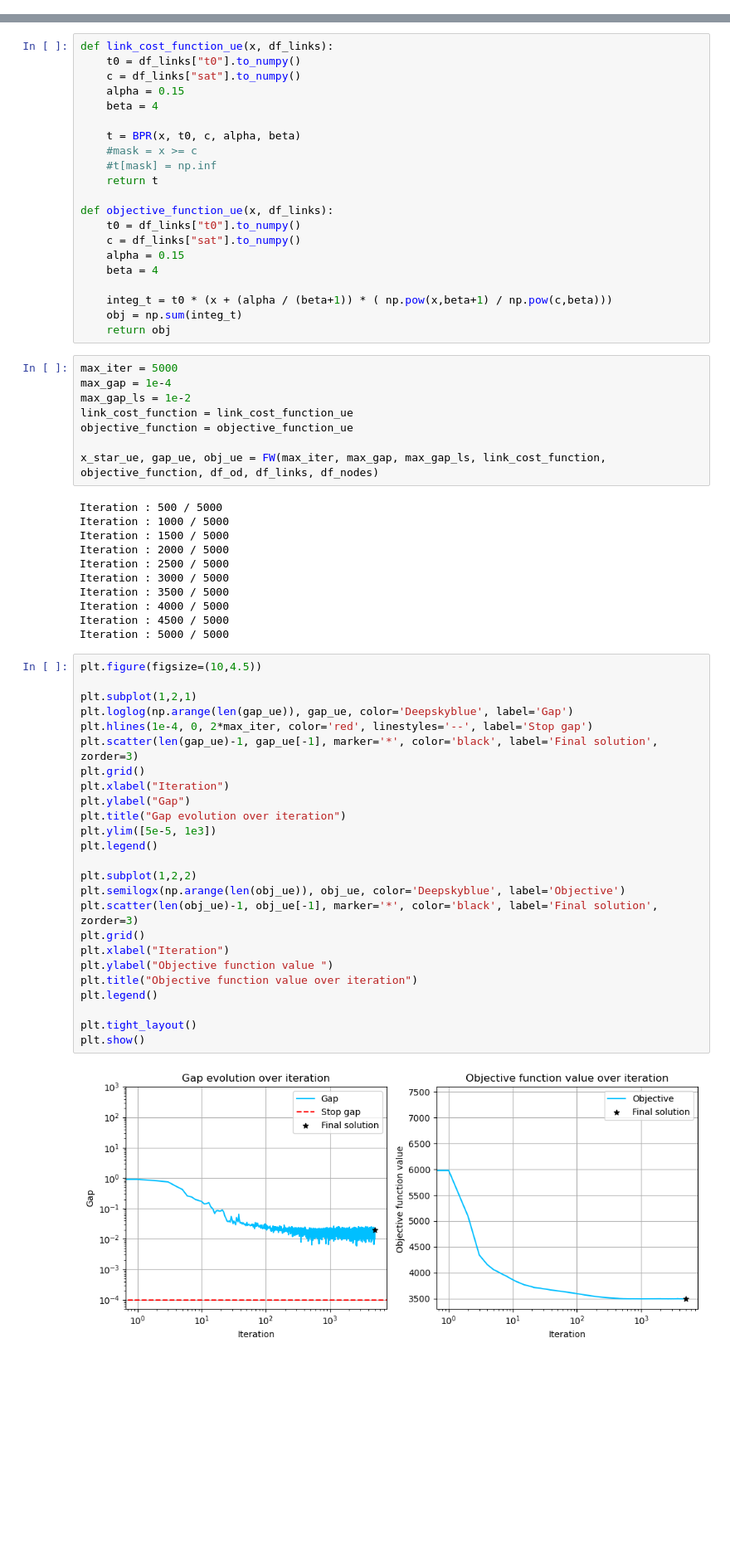
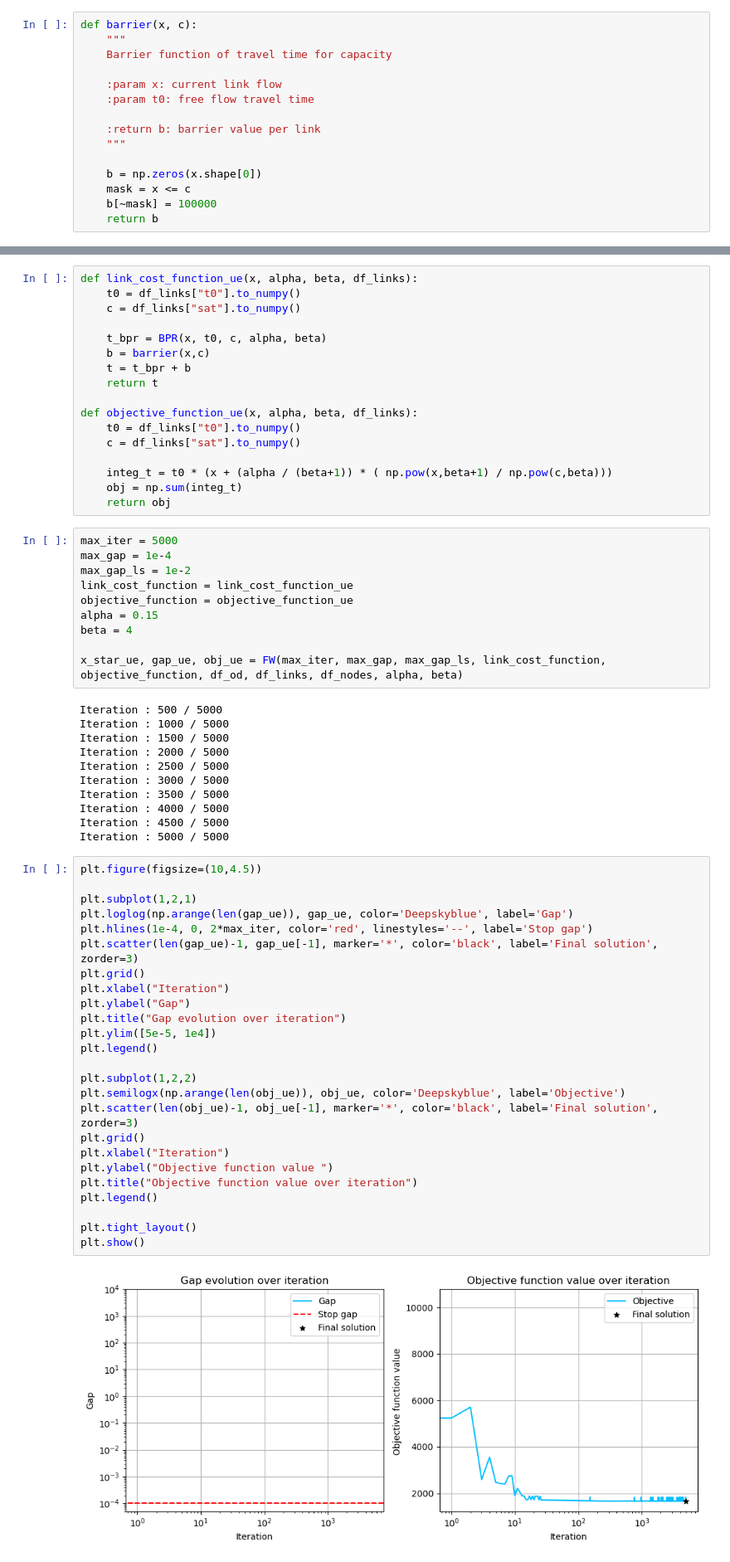
Before and after one commit to AndreaMontoneri/PROJET_NETWORK, a Jupyter notebook: début.ipynb, the cells around one changed output, grey strips where cells are left out. Shown at 83% size. Drawn from its saved outputs; the diff is of its cells as text; blank space fills up the shorter version.

```diff
--- a/début.ipynb
+++ b/début.ipynb
@@ -86,25 +97,36 @@ def BPR(x, t0, c, alpha, beta):
     demand_factor = 1 + alpha * np.pow(ratio, beta)
     t = t0 * demand_factor
     return t
+# %%
+def barrier(x, c):
+    """
+    Barrier function of travel time for capacity
+
+    :param x: current link flow
+    :param t0: free flow travel time
+
+    :return b: barrier value per link
+    """
+
+    b = np.zeros(x.shape[0])
+    mask = x <= c
+    b[~mask] = 100000
+    return b
 # %% [markdown]
 ### User equilibrium
 # %%
-def link_cost_function_ue(x, df_links):
+def link_cost_function_ue(x, alpha, beta, df_links):
     t0 = df_links["t0"].to_numpy()
     c = df_links["sat"].to_numpy()
-    alpha = 0.15
-    beta = 4
 
-    t = BPR(x, t0, c, alpha, beta)
-    #mask = x >= c
-    #t[mask] = np.inf
+    t_bpr = BPR(x, t0, c, alpha, beta)
+    b = barrier(x,c)
+    t = t_bpr + b
     return t
 
-def objective_function_ue(x, df_links):
+def objective_function_ue(x, alpha, beta, df_links):
     t0 = df_links["t0"].to_numpy()
     c = df_links["sat"].to_numpy()
-    alpha = 0.15
-    beta = 4
 
     integ_t = t0 * (x + (alpha / (beta+1)) * ( np.pow(x,beta+1) / np.pow(c,beta)))
     obj = np.sum(integ_t)
@@ -115,8 +137,10 @@ max_gap = 1e-4
 max_gap_ls = 1e-2
 link_cost_function = link_cost_function_ue
 objective_function = objective_function_ue
+alpha = 0.15
+beta = 4
 
-x_star_ue, gap_ue, obj_ue = FW(max_iter, max_gap, max_gap_ls, link_cost_function, objective_function, df_od, df_links, df_nodes)
+x_star_ue, gap_ue, obj_ue = FW(max_iter, max_gap, max_gap_ls, link_cost_function, objective_function, df_od, df_links, df_nodes, alpha, beta)
 # %% [output]
 Iteration : 500 / 5000
 Iteration : 1000 / 5000
@@ -131,30 +155,30 @@ Iteration : 5000 / 5000
 # %%
 plt.figure(figsize=(10,4.5))
 
 plt.subplot(1,2,1)
 plt.loglog(np.arange(len(gap_ue)), gap_ue, color='Deepskyblue', label='Gap')
 plt.hlines(1e-4, 0, 2*max_iter, color='red', linestyles='--', label='Stop gap')
 plt.scatter(len(gap_ue)-1, gap_ue[-1], marker='*', color='black', label='Final solution', zorder=3)
 plt.grid()
 plt.xlabel("Iteration")
 plt.ylabel("Gap")
 plt.title("Gap evolution over iteration")
-plt.ylim([5e-5, 1e3])
+plt.ylim([5e-5, 1e4])
 plt.legend()
 
 plt.subplot(1,2,2)
 plt.semilogx(np.arange(len(obj_ue)), obj_ue, color='Deepskyblue', label='Objective')
 plt.scatter(len(obj_ue)-1, obj_ue[-1], marker='*', color='black', label='Final solution', zorder=3)
 plt.grid()
 plt.xlabel("Iteration")
 plt.ylabel("Objective function value ")
 plt.title("Objective function value over iteration")
 plt.legend()
 
 plt.tight_layout()
 plt.show()
 # %% [output]
-[figure, old version]
+[figure, new version]
 # %%
 plot_network(df_nodes, df_links, idx_doors, X, Y, True, False, figsize=(20,20), x=x_star_ue, name="image/CE1_UE.pdf")
 # %% [output]
```
Also changed, not shown: parts of 7 cells of this notebook, 5 other files.
